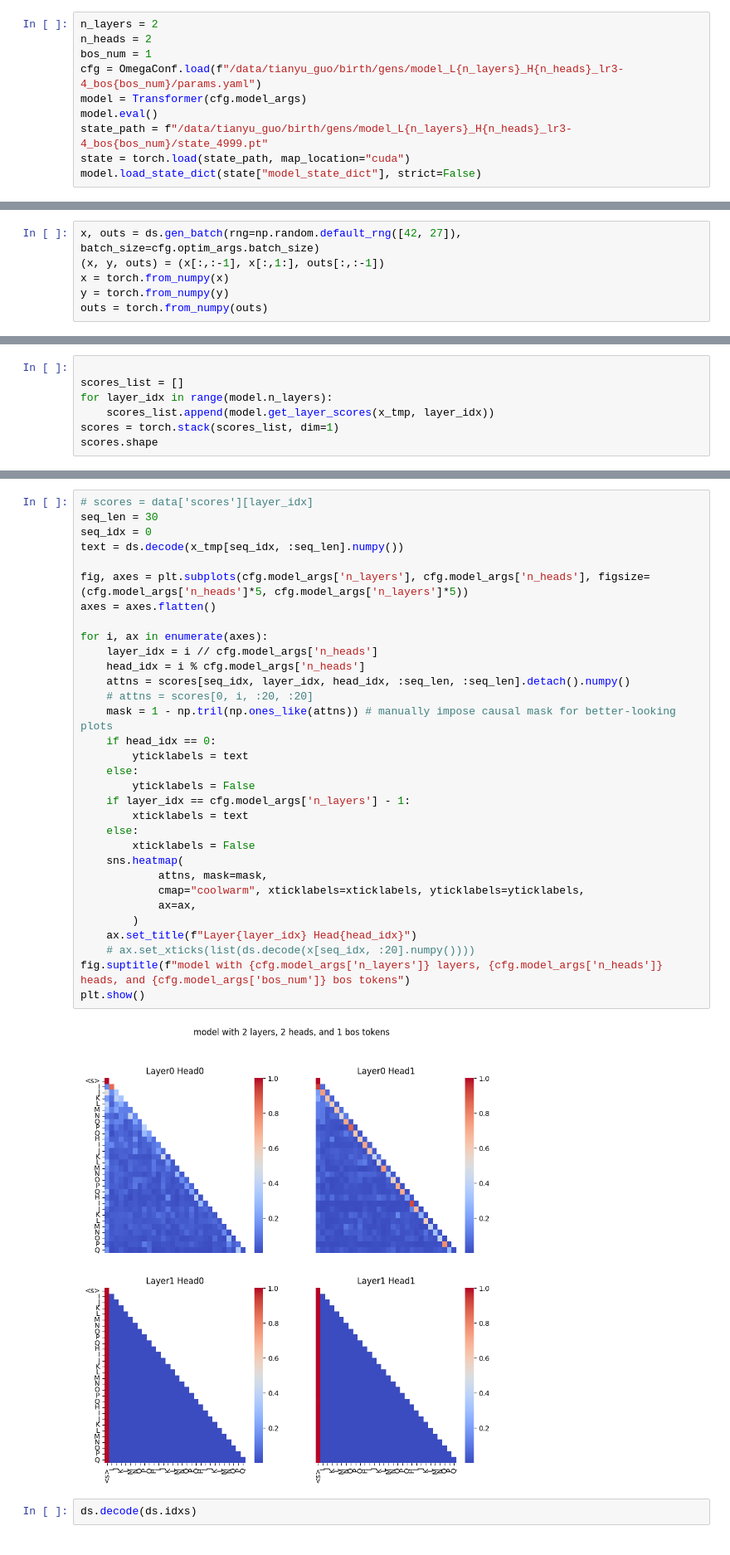
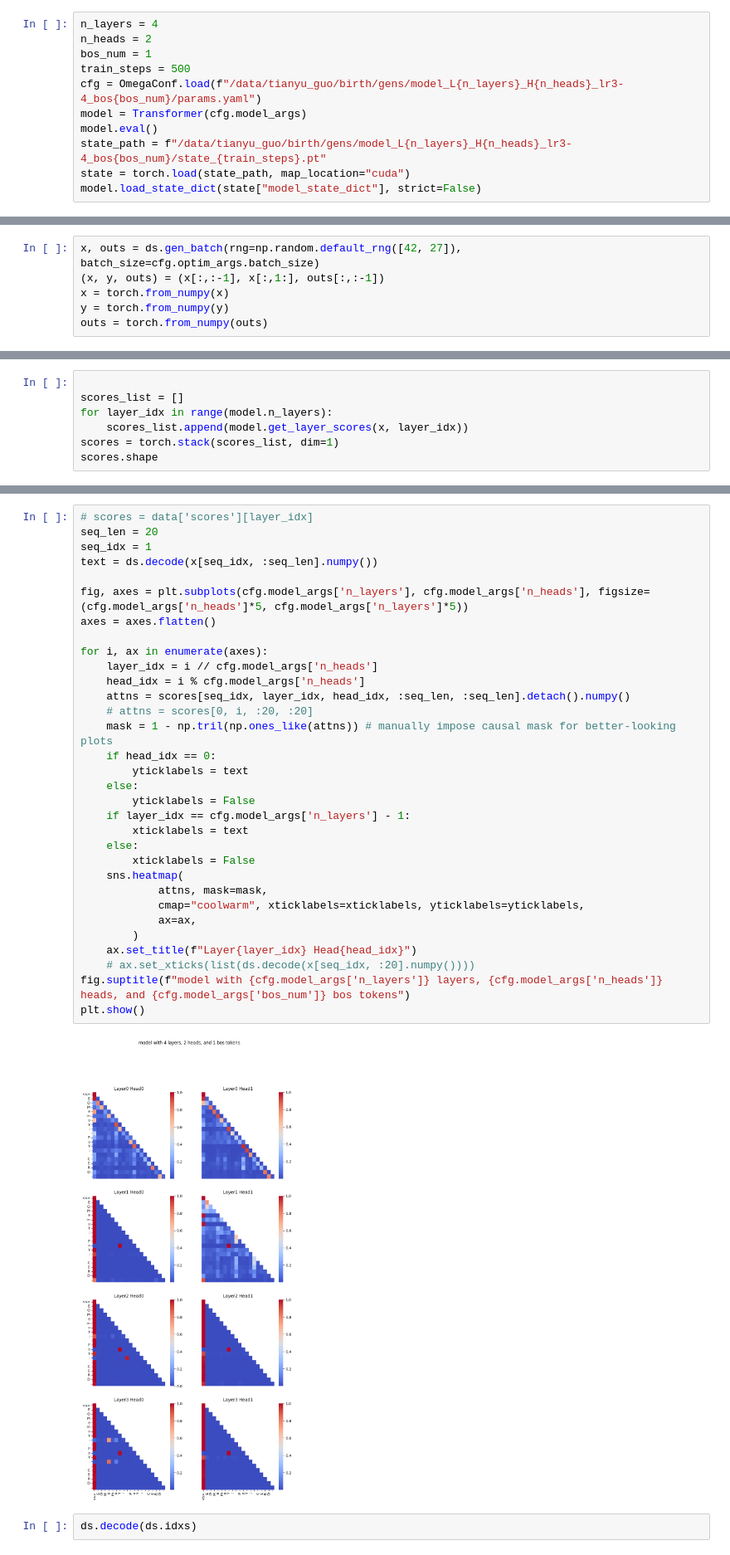
Before and after one commit to GuoTianYu2000/transformer-birth, a Jupyter notebook: plot2.ipynb, the cells around one changed output, grey strips where cells are left out. Shown at 83% size. Drawn from its saved outputs; the diff is of its cells as text.

Commit message:
prepare to rewrite data

```diff
--- a/plot2.ipynb
+++ b/plot2.ipynb
@@ -31,11 +29,12 @@ The autoreload extension is already loaded. To reload it, use:
 # %%
-n_layers = 2
+n_layers = 4
 n_heads = 2
 bos_num = 1
+train_steps = 500
 cfg = OmegaConf.load(f"/data/tianyu_guo/birth/gens/model_L{n_layers}_H{n_heads}_lr3-4_bos{bos_num}/params.yaml")
 model = Transformer(cfg.model_args)
 model.eval()
-state_path = f"/data/tianyu_guo/birth/gens/model_L{n_layers}_H{n_heads}_lr3-4_bos{bos_num}/state_4999.pt"
+state_path = f"/data/tianyu_guo/birth/gens/model_L{n_layers}_H{n_heads}_lr3-4_bos{bos_num}/state_{train_steps}.pt"
 state = torch.load(state_path, map_location="cuda")
 model.load_state_dict(state["model_state_dict"], strict=False)
 # %% [output]
@@ -80,7 +54,7 @@ x_tmp[0, 0] = 65
 
 scores_list = []
 for layer_idx in range(model.n_layers):
-    scores_list.append(model.get_layer_scores(x_tmp, layer_idx))
+    scores_list.append(model.get_layer_scores(x, layer_idx))
 scores = torch.stack(scores_list, dim=1)
 scores.shape
 # %% [output]
@@ -88,37 +62,37 @@ torch.Size([1, 2, 2, 50, 50])
 # %%
 # scores = data['scores'][layer_idx]
-seq_len = 30
-seq_idx = 0
-text = ds.decode(x_tmp[seq_idx, :seq_len].numpy())
+seq_len = 20
+seq_idx = 1
+text = ds.decode(x[seq_idx, :seq_len].numpy())
 
 fig, axes = plt.subplots(cfg.model_args['n_layers'], cfg.model_args['n_heads'], figsize=(cfg.model_args['n_heads']*5, cfg.model_args['n_layers']*5))
 axes = axes.flatten()
 
 for i, ax in enumerate(axes):
     layer_idx = i // cfg.model_args['n_heads']
     head_idx = i % cfg.model_args['n_heads']
     attns = scores[seq_idx, layer_idx, head_idx, :seq_len, :seq_len].detach().numpy()
     # attns = scores[0, i, :20, :20]
     mask = 1 - np.tril(np.ones_like(attns)) # manually impose causal mask for better-looking plots
     if head_idx == 0:
         yticklabels = text
     else:
         yticklabels = False
     if layer_idx == cfg.model_args['n_layers'] - 1:
         xticklabels = text
     else:
         xticklabels = False
     sns.heatmap(
             attns, mask=mask,
             cmap="coolwarm", xticklabels=xticklabels, yticklabels=yticklabels,
             ax=ax,
         )
     ax.set_title(f"Layer{layer_idx} Head{head_idx}")
     # ax.set_xticks(list(ds.decode(x[seq_idx, :20].numpy())))
 fig.suptitle(f"model with {cfg.model_args['n_layers']} layers, {cfg.model_args['n_heads']} heads, and {cfg.model_args['bos_num']} bos tokens")
 plt.show()
 # %% [output]
-[figure, old version]
+[figure, new version]
 # %%
 ds.decode(ds.idxs)
 # %% [output]
```
Also changed, not shown: parts of 7 cells of this notebook, 15 other files.
